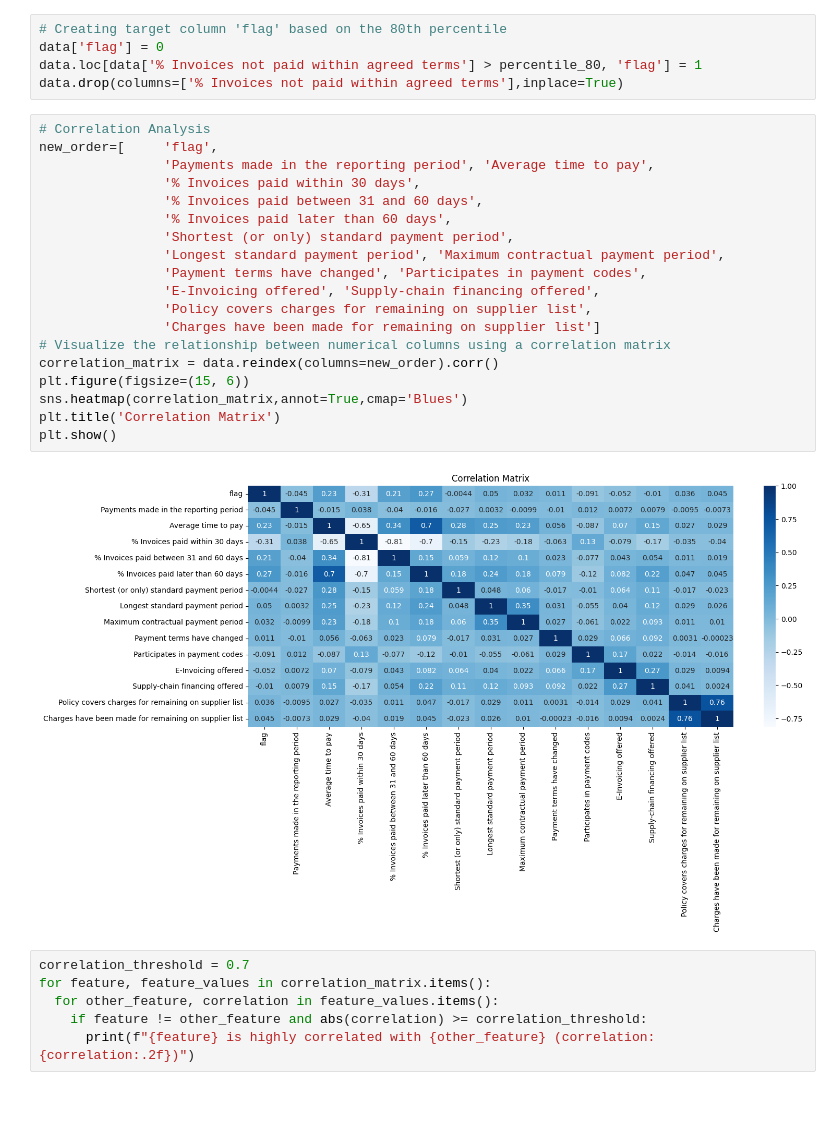
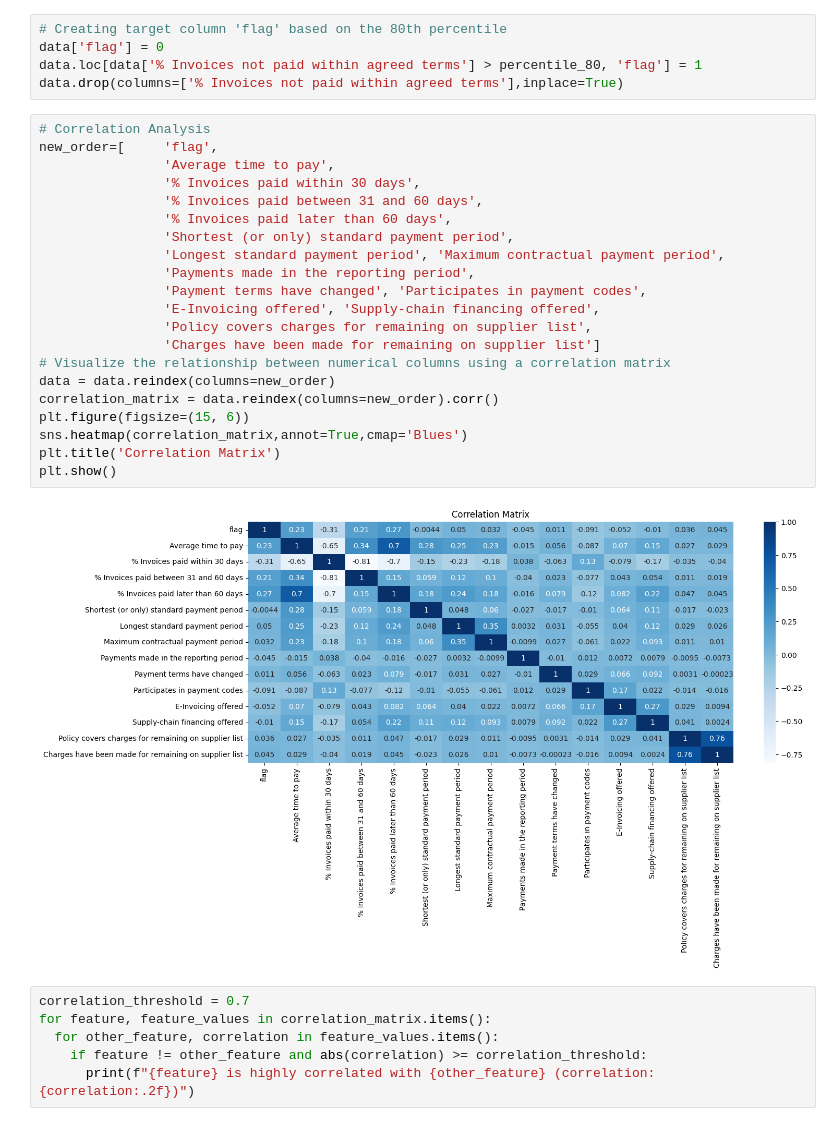
Before and after one commit to Lasya-t07/mini-proj, a Jupyter notebook: notebooks/new_methods.ipynb, the cells around one changed output. Drawn from its saved outputs; the diff is of its cells as text.

```diff
--- a/notebooks/new_methods.ipynb
+++ b/notebooks/new_methods.ipynb
@@ -149,24 +149,26 @@ data.drop(columns=['% Invoices not paid within agreed terms'],inplace=True)
 # %%
 # Correlation Analysis
 new_order=[     'flag',
-                'Payments made in the reporting period', 'Average time to pay',
+                'Average time to pay',
                 '% Invoices paid within 30 days',
                 '% Invoices paid between 31 and 60 days',
                 '% Invoices paid later than 60 days',
                 'Shortest (or only) standard payment period',
                 'Longest standard payment period', 'Maximum contractual payment period',
+                'Payments made in the reporting period',
                 'Payment terms have changed', 'Participates in payment codes',
                 'E-Invoicing offered', 'Supply-chain financing offered',
                 'Policy covers charges for remaining on supplier list',
                 'Charges have been made for remaining on supplier list']
 # Visualize the relationship between numerical columns using a correlation matrix
+data = data.reindex(columns=new_order)
 correlation_matrix = data.reindex(columns=new_order).corr()
 plt.figure(figsize=(15, 6))
 sns.heatmap(correlation_matrix,annot=True,cmap='Blues')
 plt.title('Correlation Matrix')
 plt.show()
 # %% [output]
-[figure, old version]
+[figure, new version]
 # %%
 correlation_threshold = 0.7
 for feature, feature_values in correlation_matrix.items():
```
Also changed, not shown: parts of 6 cells of this notebook, 8 other files.
